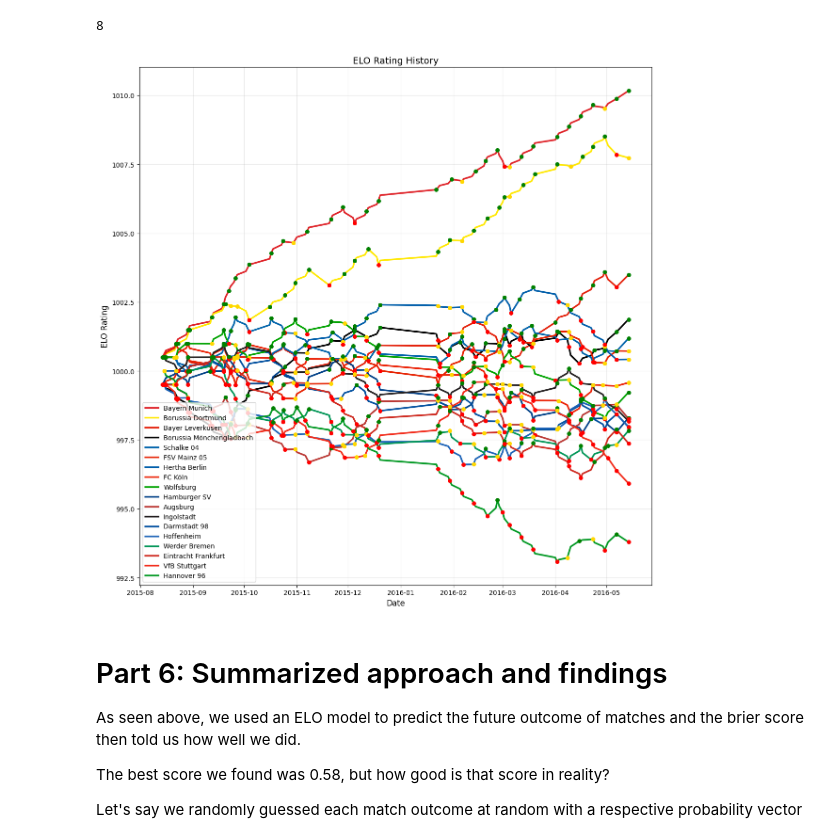
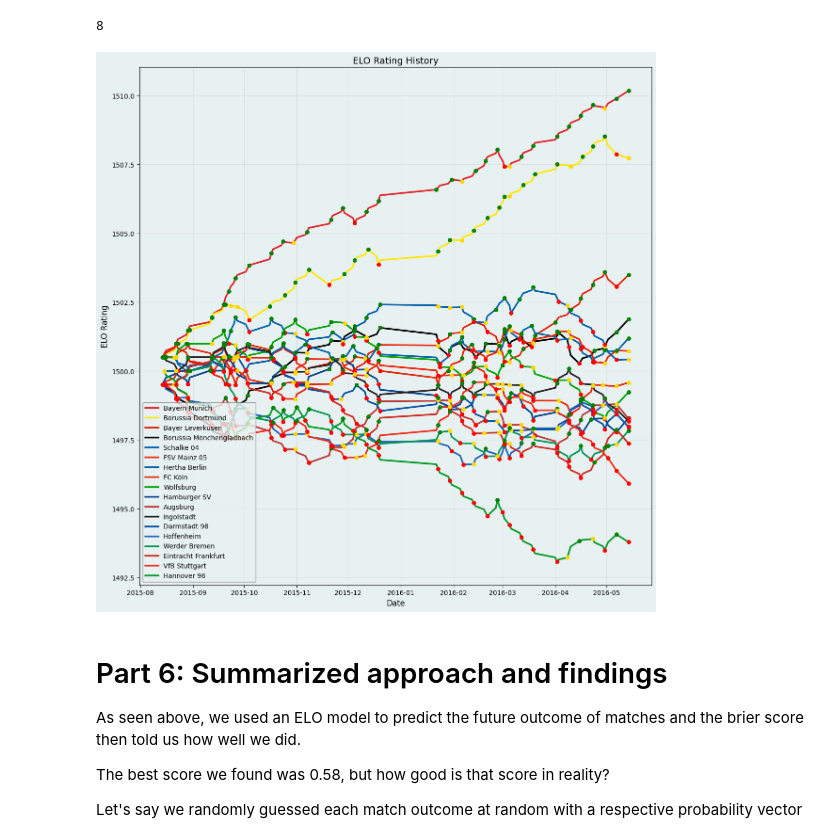
Before and after one commit to MaxPrinz98/FootballDSAI, a Jupyter notebook: Create_Elo_Clean.ipynb, the cells around one changed output. Drawn from its saved outputs; the diff is of its cells as text; code cells hidden in the pictures.

```diff
--- a/Create_Elo_Clean.ipynb
+++ b/Create_Elo_Clean.ipynb
@@ -193,7 +211,7 @@ In this part we would have used a Glicko model instead of an Elo one, but since
 # %% [markdown]
 # No Part, just Plot of ELO Grid
 # %%
-team_stats, elo_history_df = calculate_elo_ratings(matches, K_FACTOR=1, SCALING_FACTOR = 40.0, HOME_ADVANTAGE=0.00, STARTING_ELO=1000.)
+team_stats, elo_history_df = calculate_elo_ratings(matches, K_FACTOR=1, SCALING_FACTOR = 40.0, HOME_ADVANTAGE=0.01, STARTING_ELO=1500.)
 
 print (loss_from_comparing_tables(final_table,team_stats))
 # %% [output]
@@ -211,43 +229,51 @@ team_colors = {
     'Borussia Mönchengladbach' : '#000000',
     'Augsburg' : '#ba3733',
     'Ingolstadt' : '#231F20',
     'Eintracht Frankfurt' : '#ce291f',
     'Hamburger SV' : '#004087',
     'FSV Mainz 05' : '#e62100',
     'VfB Stuttgart' : '#f22b1a',
     'Hannover 96' : '#009822',
     'Wolfsburg' : '#00a300',
     'Schalke 04' : '#0063aa',
 }
+
 selected_teams = team_stats['team'].tolist()
 team_history = elo_history_df
 
 elo_pivot = team_history.pivot(index='date', columns='team', values='elo')
 elo_pivot = elo_pivot.sort_index().interpolate()
 
-plt.figure(figsize=(12, 12))
+# Set figure and axes background color
+fig = plt.figure(figsize=(12, 12), facecolor='#E8F1F2')
+ax = fig.add_subplot(111)
+ax.set_facecolor('#E8F1F2')
 
 result_colors = {'win': 'green', 'loss': 'red', 'draw': 'gold'}
 
 for team in selected_teams:
     color = team_colors.get(team, None)
-    plt.plot(elo_pivot.index, elo_pivot[team], label=team, linewidth=2.5, color = color )
+    ax.plot(elo_pivot.index, elo_pivot[team], label=team, linewidth=2.5, color=color)
 
     team_points = team_history[team_history['team'] == team]
     for _, row in team_points.iterrows():
-        plt.scatter(row['plot_date'], row['elo'], color=result_colors[row['result']], s=30, zorder=5)
+        ax.scatter(row['plot_date'], row['elo'], color=result_colors[row['result']], s=30, zorder=5)
 
+ax.set_title('ELO Rating History', fontsize=14)
+ax.set_xlabel('Date', fontsize=12)
+ax.set_ylabel('ELO Rating', fontsize=12)
+ax.grid(True, alpha=0.3)
 
-plt.title('ELO Rating History', fontsize=14)
-plt.xlabel('Date', fontsize=12)
-plt.ylabel('ELO Rating', fontsize=12)
-plt.grid(True, alpha=0.3)
-plt.legend(loc='lower left')
+# Set legend and match background color
+legend = ax.legend(loc='lower left')
+legend.get_frame().set_facecolor('#E8F1F2')
+legend.get_frame().set_edgecolor('gray')  # optional: subtle edge
+
 plt.tight_layout()
-plt.savefig('./Poster_stuff/Test.svg')
+plt.savefig('./Poster_stuff/ELO_History.svg')
 plt.show()
 # %% [output]
-[figure, old version]
+[figure, new version]
 # %% [markdown]
 # Part 6: Summarized approach and findings
 
```
Also changed, not shown: parts of 4 cells of this notebook.
